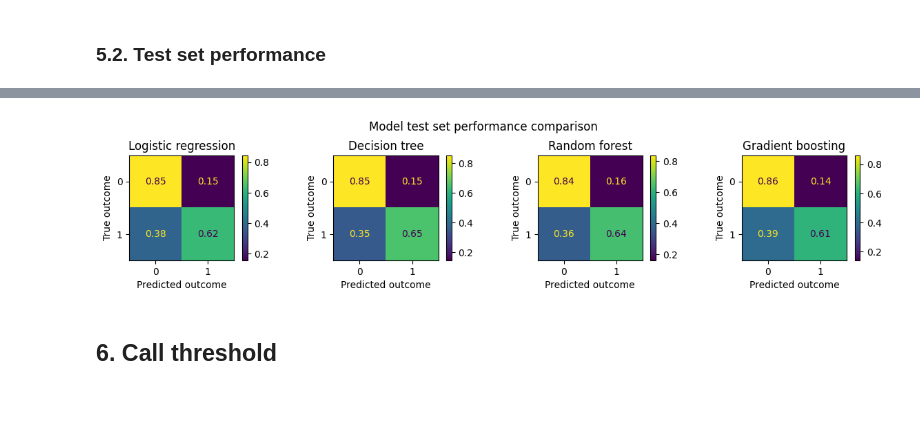
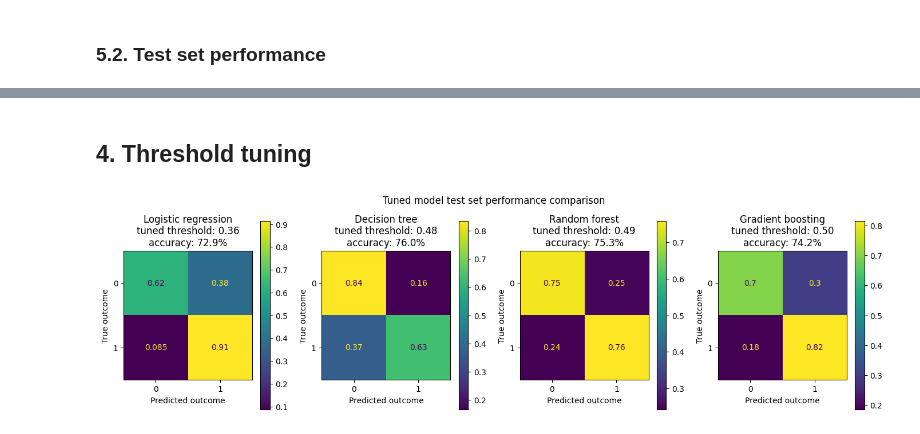
Before and after one commit to 4GeeksAcademy/gperdrizet-decision-trees, a Jupyter notebook: notebooks/04-decision_threshold_tuning.ipynb, the cells around one changed output, grey strips where cells are left out. Saved outputs shown, nothing was run; the diff lists cells and outputs as text; code cells hidden in the pictures; blank space fills up the shorter version.

```diff
--- a/notebooks/04-decision_threshold_tuning.ipynb
+++ b/notebooks/04-decision_threshold_tuning.ipynb
@@ -84,0 +105,9 @@ plt.show()
+# %%
+class_probabilities = models['Logistic regression'].predict_proba(testing_df.drop('Outcome', axis=1))
+
+testing_probabilities_df = pd.DataFrame({
+    'Diabetes probability': class_probabilities[:,1],
+    'Label': testing_df['Outcome']
+})
+
+testing_probabilities_df['Outcome'] = testing_probabilities_df['Label'].map({0: 'No diabetes', 1: 'Diabetes'})
@@ -85,25 +191,36 @@ plt.show()
+# %% [markdown]
+## 4. Threshold tuning
 # %%
-fig, axs = plt.subplots(1,4, figsize=(12,2.5))
-axs=axs.flatten()
+fig, axs = plt.subplots(1,4, figsize=(14,4))
+axs = axs.flatten()
 
-fig.suptitle(f'Model test set performance comparison')
+fig.suptitle(f'Tuned model test set performance comparison')
 
 for i, (model_name, model) in enumerate(models.items()):
 
-    testing_predictions=model.predict(testing_df.drop('Outcome', axis=1))
-    accuracy=accuracy_score(testing_predictions, testing_df['Outcome'])*100
+    tuned_model = TunedThresholdClassifierCV(
+        model,
+        scoring='balanced_accuracy',
+        cv=config.CROSS_VAL_FOLDS,
+        n_jobs=-1,
+        random_state=config.RANDOM_SEED
+    )
+
+    tuned_model.fit(training_df.drop('Outcome', axis=1), training_df['Outcome'])
+    models[model_name] = tuned_model
+
+    testing_predictions = tuned_model.predict(testing_df.drop('Outcome', axis=1))
+    accuracy = accuracy_score(testing_predictions, testing_df['Outcome'])*100
 
     # Plot the confusion matrix
-    cm=confusion_matrix(testing_df['Outcome'], testing_predictions, normalize='true')
-    cm_disp=ConfusionMatrixDisplay(confusion_matrix=cm)
-    _=cm_disp.plot(ax=axs[i])
+    cm = confusion_matrix(testing_df['Outcome'], testing_predictions, normalize='true')
+    cm_disp = ConfusionMatrixDisplay(confusion_matrix=cm)
+    _ = cm_disp.plot(ax=axs[i])
 
-    axs[i].set_title(model_name)
+    axs[i].set_title(f'{model_name}\ntuned threshold: {tuned_model.best_threshold_:.2f}\naccuracy: {accuracy:.1f}%')
     axs[i].set_xlabel('Predicted outcome')
     axs[i].set_ylabel('True outcome')
 
 fig.tight_layout()
 # %% [output]
-[figure, old version]
+[figure, new version]
-# %% [markdown]
-## 6. Call threshold
```
Also changed, not shown: parts of 13 cells of this notebook, 7 other files.
